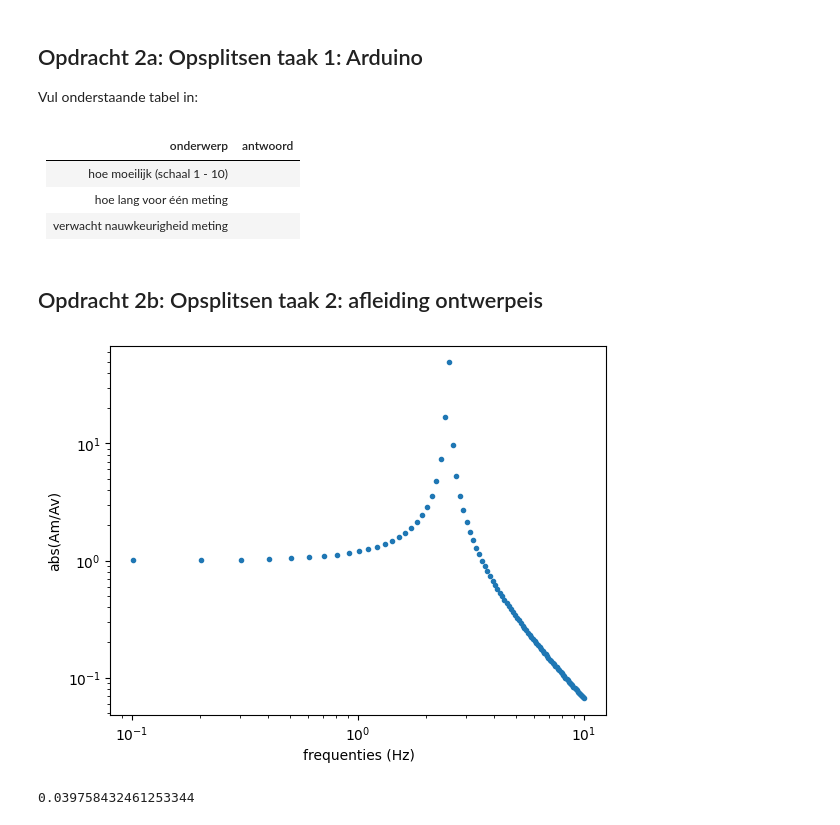
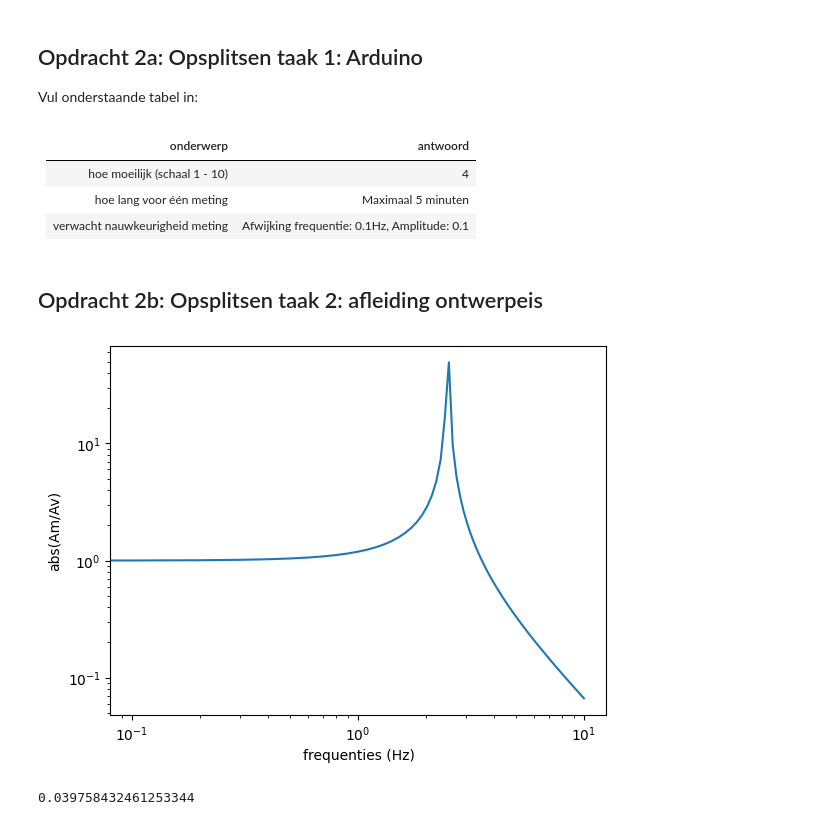
Before and after one commit to cs50202/opdrachten-DEF-D-, a Jupyter notebook: FysiekeOntwerpopdrachten/5MaakEenOpstellingTrillingsvrij/Ontwerpopdracht5MaakEenOpstellingTrillingsvrijInvulTemplate.ipynb, the cells around one changed output. Saved outputs shown, nothing was run; the diff lists cells and outputs as text; code cells hidden in the pictures.

```diff
--- a/FysiekeOntwerpopdrachten/5MaakEenOpstellingTrillingsvrij/Ontwerpopdracht5MaakEenOpstellingTrillingsvrijInvulTemplate.ipynb
+++ b/FysiekeOntwerpopdrachten/5MaakEenOpstellingTrillingsvrij/Ontwerpopdracht5MaakEenOpstellingTrillingsvrijInvulTemplate.ipynb
@@ -39,9 +39,9 @@ Vul onderstaande tabel in:
 # %% [markdown]
 | onderwerp    | antwoord  |
 |---|---|
-| hoe moeilijk (schaal 1 - 10) |  |
-| hoe lang voor één meting |  |
-| verwacht nauwkeurigheid meting |  |
+| hoe moeilijk (schaal 1 - 10) | 4 |
+| hoe lang voor één meting | Maximaal 5 minuten |
+| verwacht nauwkeurigheid meting | Afwijking frequentie: 0.1Hz, Amplitude: 0.1 |
 # %% [markdown]
 ## Opdracht 2b: Opsplitsen taak 2: afleiding ontwerpeis
 # %%
@@ -51,20 +51,20 @@ f0 = (5/2) #Hz
 # %%
 # Voeg hier je plot in.
 
 def amplitudes(f):
     return 1/(1-(((2*np.pi*f)/(2*np.pi*f0)))**2)
 
 freqs = np.linspace(0, 10, 100)
 
 plt.figure()
-plt.plot(freqs, np.abs(amplitudes(freqs)), '.')
+plt.plot(freqs, np.abs(amplitudes(freqs)), '-')
 plt.xlabel("frequenties (Hz)")
 plt.ylabel("abs(Am/Av)")
 plt.xscale('log')
 plt.yscale('log')
 plt.show()
 # %% [output]
-[figure, old version]
+[figure, new version]
 # %%
 # Bereken hier de minimale Delta-x waarbij je aan de eis van de opdracht voldoet.
 
```
Also changed, not shown: parts of 4 cells of this notebook, 4 other files.
